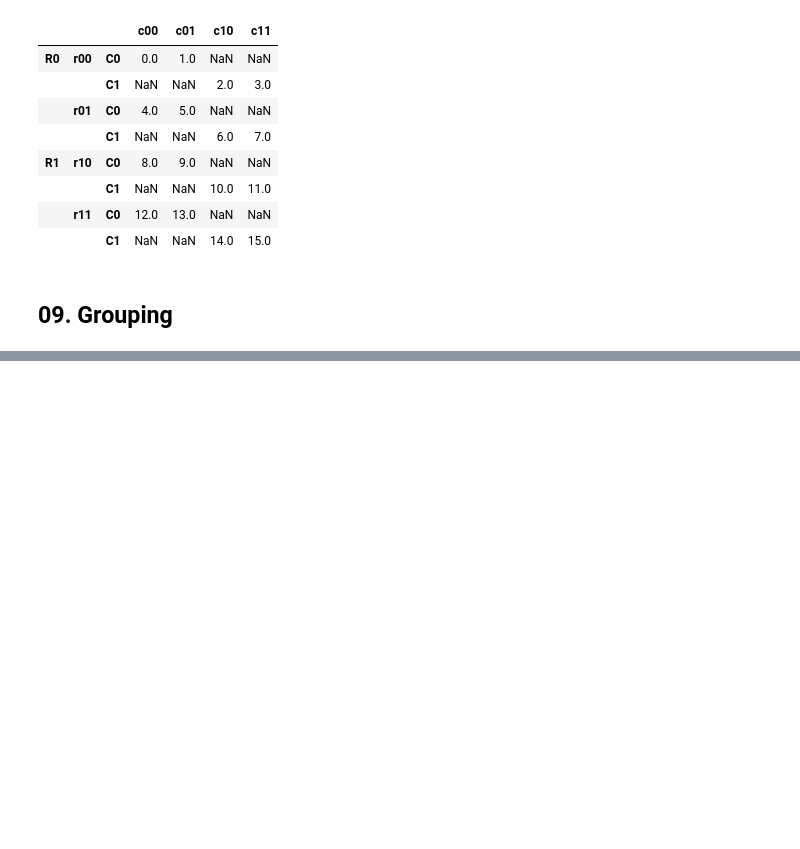
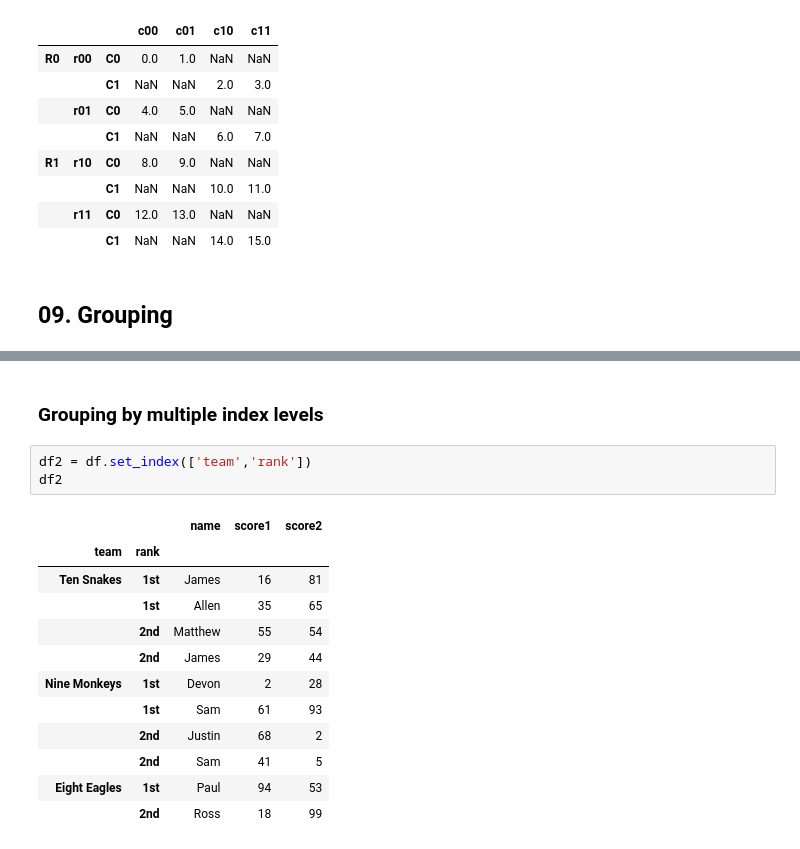
Before and after one commit to Bornatch/EPFL, a Jupyter notebook: ML/Cours2/02_04_Manipulating the data.pynb.ipynb, the cells around one changed output, grey strips where cells are left out. Cells and saved outputs as stored; diff of their text form; blank space fills up the shorter version.

```diff
--- a/ML/Cours2/02_04_Manipulating the data.pynb.ipynb
+++ b/ML/Cours2/02_04_Manipulating the data.pynb.ipynb
@@ -520,0 +600,18 @@ df.stack(level=0)
+# %% [markdown]
+### Grouping by multiple index levels
+# %%
+df2 = df.set_index(['team','rank'])
+df2
+# %% [output]
+|  |  | name | score1 | score2 |
+| team | rank |  |  |  |
+| Ten Snakes | 1st | James | 16 | 81 |
+|  | 1st | Allen | 35 | 65 |
+|  | 2nd | Matthew | 55 | 54 |
+|  | 2nd | James | 29 | 44 |
+| Nine Monkeys | 1st | Devon | 2 | 28 |
+|  | 1st | Sam | 61 | 93 |
+|  | 2nd | Justin | 68 | 2 |
+|  | 2nd | Sam | 41 | 5 |
+| Eight Eagles | 1st | Paul | 94 | 53 |
+|  | 2nd | Ross | 18 | 99 |
```
Also changed, not shown: parts of 18 cells of this notebook, 8 other files.
